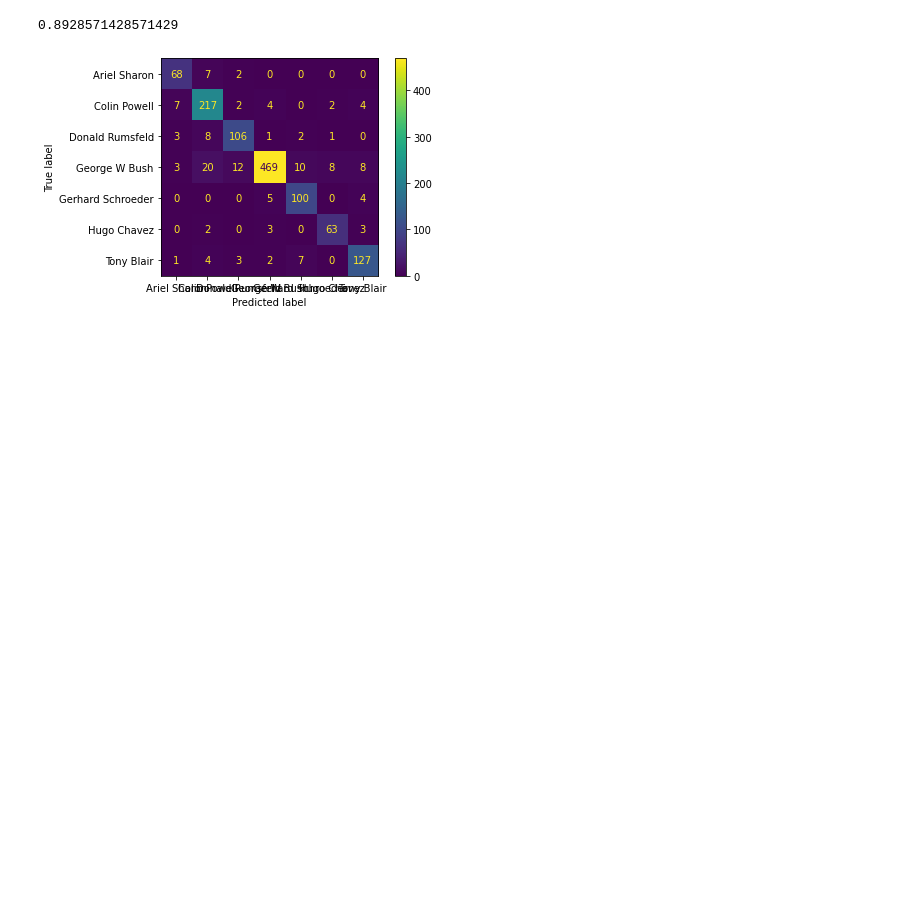
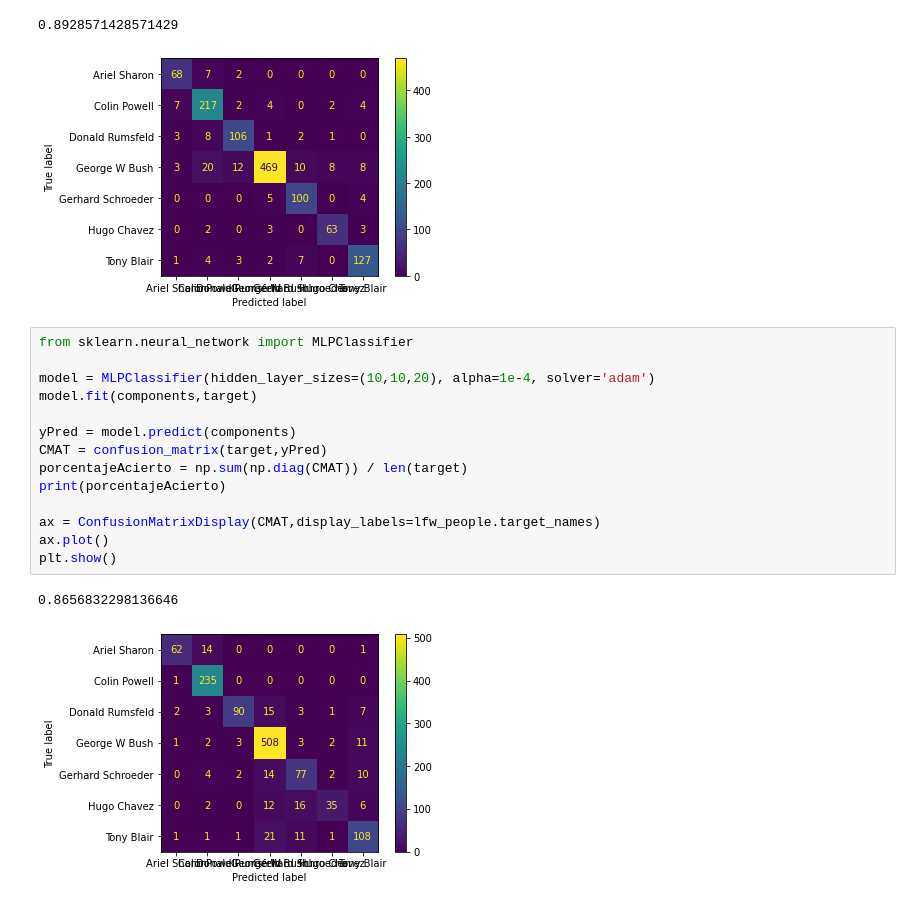
Before and after one commit to chape8/Se-alesIII, a Jupyter notebook: MiniProyecto2.ipynb, the cells around one changed output. Cells and saved outputs as stored; diff of their text form; blank space fills up the shorter version.

Commit message:
Neuronal Networks

```diff
--- a/MiniProyecto2.ipynb
+++ b/MiniProyecto2.ipynb
@@ -155,3 +158,20 @@ plt.show()
 # %% [output]
 0.8928571428571429
 [figure]
+# %%
+from sklearn.neural_network import MLPClassifier
+
+model = MLPClassifier(hidden_layer_sizes=(10,10,20), alpha=1e-4, solver='adam')
+model.fit(components,target)
+
+yPred = model.predict(components)
+CMAT = confusion_matrix(target,yPred)
+porcentajeAcierto = np.sum(np.diag(CMAT)) / len(target)
+print(porcentajeAcierto)
+
+ax = ConfusionMatrixDisplay(CMAT,display_labels=lfw_people.target_names)
+ax.plot()
+plt.show()
+# %% [output]
+0.8656832298136646
+[figure, added]
```
Also changed, not shown: parts of 5 cells of this notebook.
